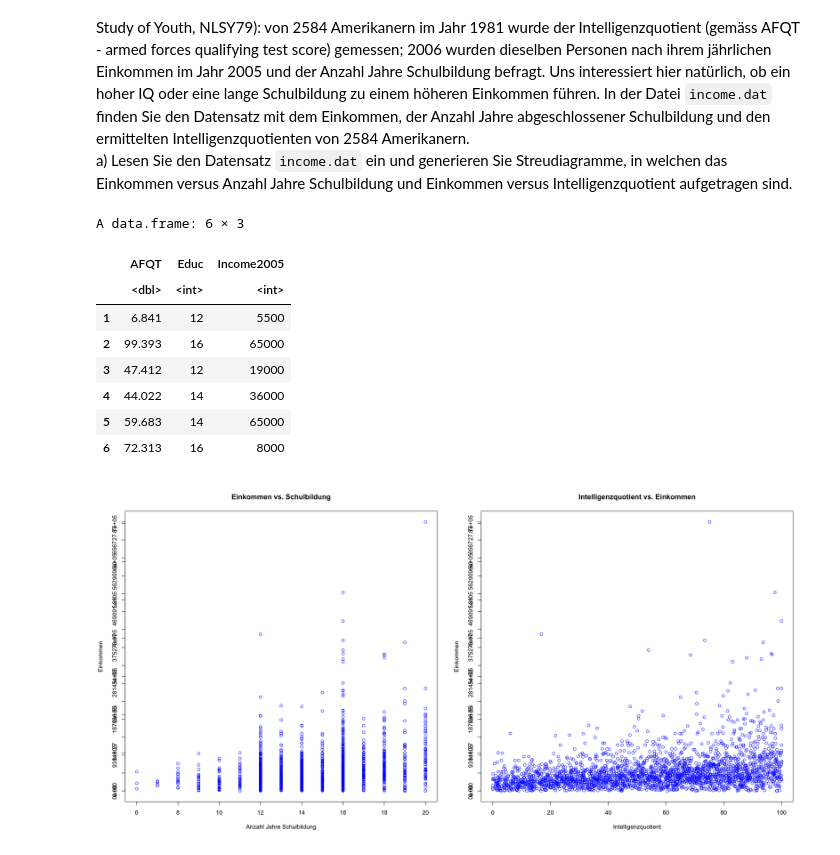
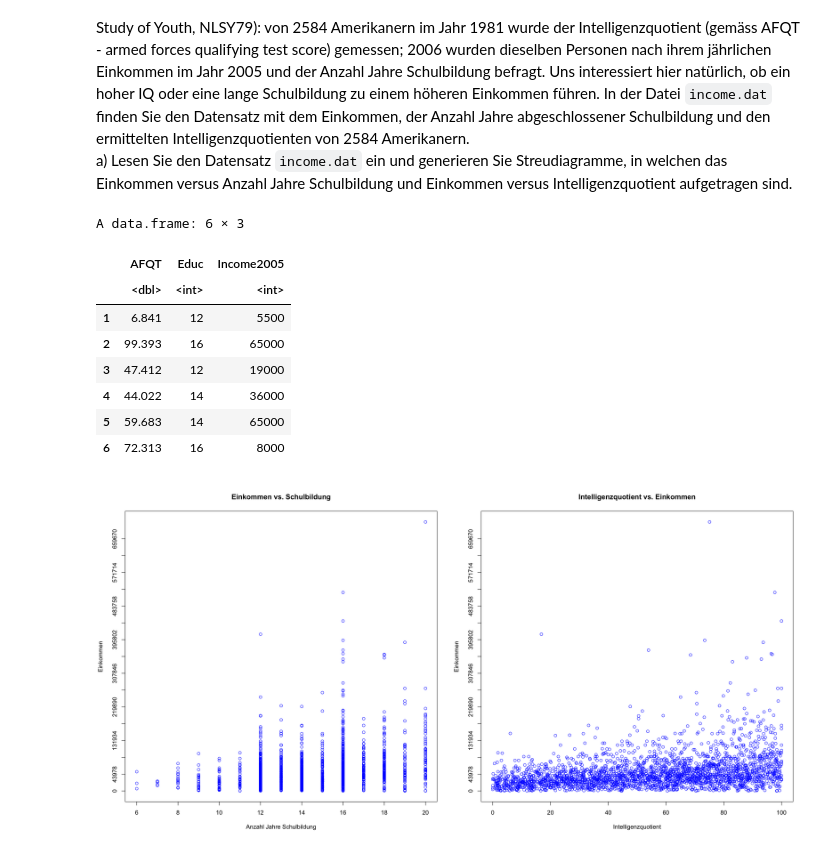
Before and after one commit to Joelius300/hslu-astat-StephanStofer, a Jupyter notebook: exercises/series03.ipynb, the cells around one changed output. Drawn from its saved outputs; the diff is of its cells as text; code cells hidden in the pictures.

```diff
--- a/exercises/series03.ipynb
+++ b/exercises/series03.ipynb
@@ -97,32 +103,34 @@ a) Lesen Sie den Datensatz `income.dat` ein und generieren Sie Streudiagramme, i
 # %%
 data <- read.table(file="income.dat", sep=" ", header=TRUE)
 head(data)
 par(mfrow=c(1,2))
 options(repr.plot.width=20, repr.plot.height=10)
 maxIncome <- max(data$Income2005)
-ypos <- seq(0,maxIncome,maxIncome/15)
+ypos <- seq(0,maxIncome,ceiling(maxIncome/16))
 plot(data$Educ, data$Income2005,
     xlab="Anzahl Jahre Schulbildung",
     ylab="Einkommen",
     main="Einkommen vs. Schulbildung",
-    col ="blue"
+    col ="blue",
+     yaxt="n"
     )
 axis(2, ypos)
 plot(data$AFQT, data$Income2005,
     xlab="Intelligenzquotient",
     ylab="Einkommen",
     main="Intelligenzquotient vs. Einkommen",
-    col ="blue"
+    col ="blue",
+     yaxt="n"
     )
 axis(2, ypos)
 # %% [output]
 A data.frame: 6 × 3
 |  | AFQT | Educ | Income2005 |
 |  | <dbl> | <int> | <int> |
 | 1 | 6.841 | 12 | 5500 |
 | 2 | 99.393 | 16 | 65000 |
 | 3 | 47.412 | 12 | 19000 |
 | 4 | 44.022 | 14 | 36000 |
 | 5 | 59.683 | 14 | 65000 |
 | 6 | 72.313 | 16 | 8000 |
-[figure, old version]
+[figure, new version]
```
Also changed, not shown: parts of 18 cells of this notebook.
